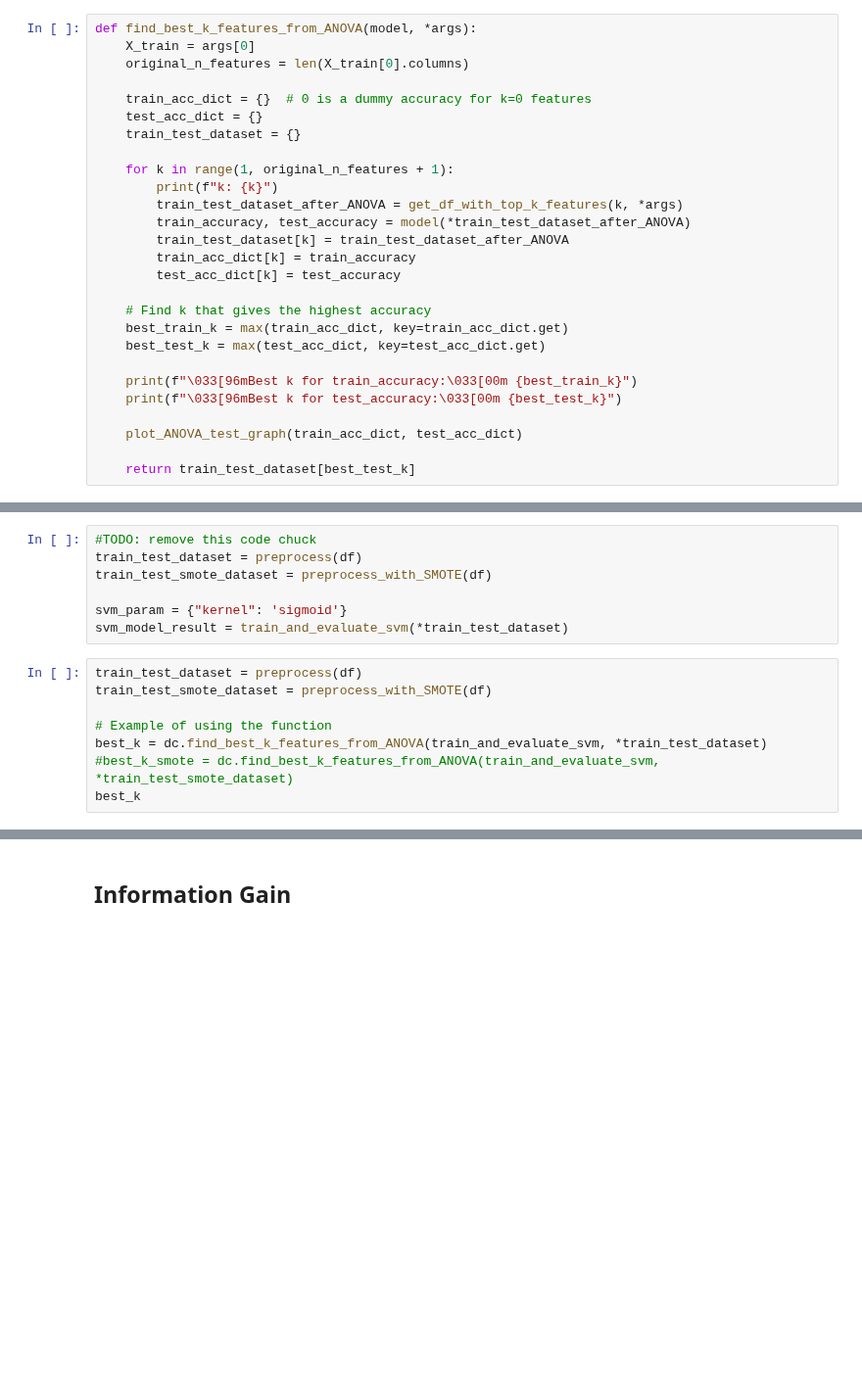
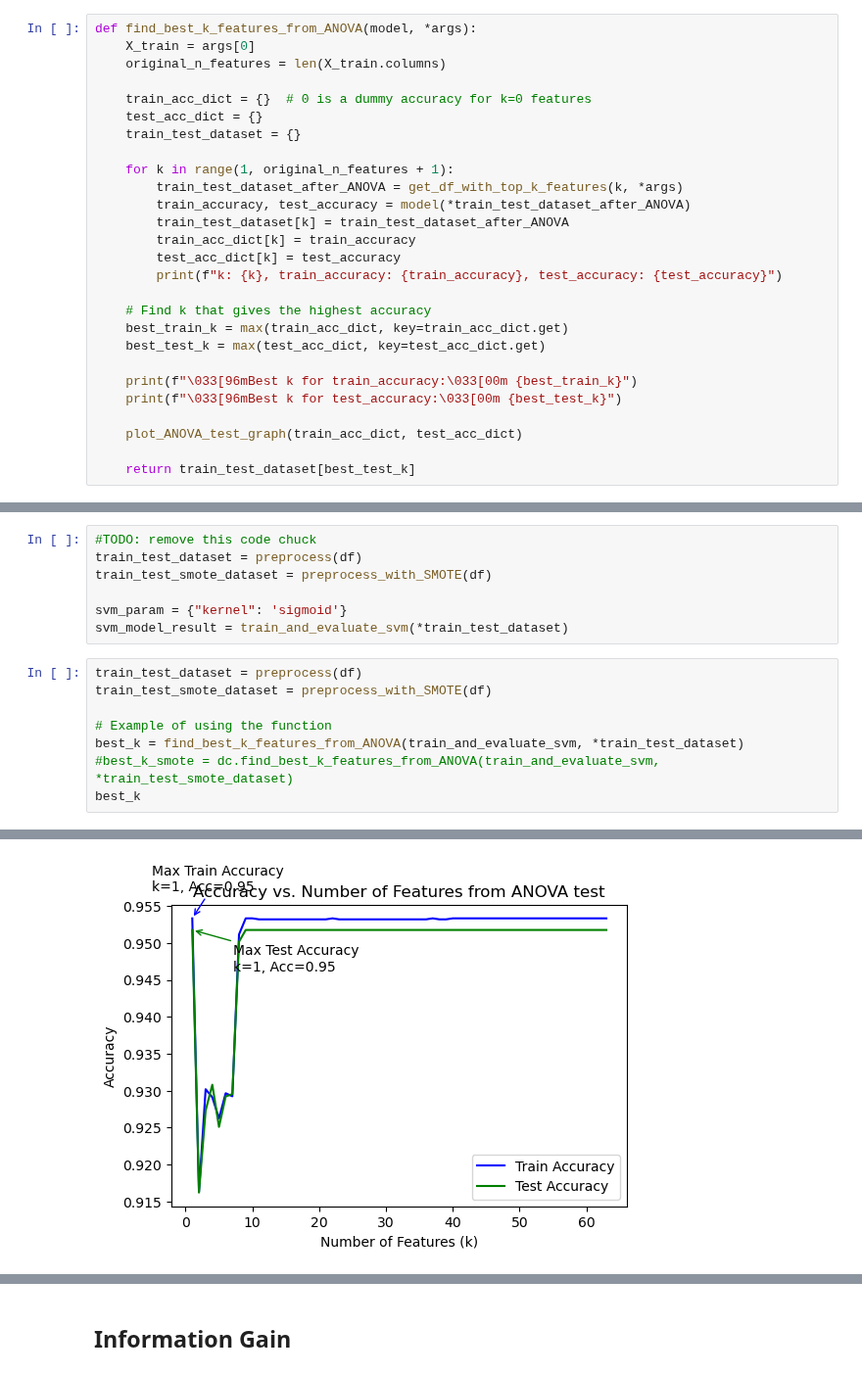
Before and after one commit to ChinSekYi/Bankruptcy-Prediction, a Jupyter notebook: notebook/FEATURE_SELECTION.ipynb, the cells around one changed output, grey strips where cells are left out. Shown at 98% size. Drawn from its saved outputs; the diff is of its cells as text; blank space fills up the shorter version.

Commit message:
fix find_best_k_features_from_ANOVA

```diff
--- a/notebook/FEATURE_SELECTION.ipynb
+++ b/notebook/FEATURE_SELECTION.ipynb
@@ -255,19 +255,19 @@ def get_df_with_top_k_features(k_features, *args):  # after pre_process(df)
 # %%
 def find_best_k_features_from_ANOVA(model, *args):
     X_train = args[0]
-    original_n_features = len(X_train[0].columns)
+    original_n_features = len(X_train.columns)
 
     train_acc_dict = {}  # 0 is a dummy accuracy for k=0 features
     test_acc_dict = {}
     train_test_dataset = {}
 
     for k in range(1, original_n_features + 1):
-        print(f"k: {k}")
         train_test_dataset_after_ANOVA = get_df_with_top_k_features(k, *args)
         train_accuracy, test_accuracy = model(*train_test_dataset_after_ANOVA)
         train_test_dataset[k] = train_test_dataset_after_ANOVA
         train_acc_dict[k] = train_accuracy
         test_acc_dict[k] = test_accuracy
+        print(f"k: {k}, train_accuracy: {train_accuracy}, test_accuracy: {test_accuracy}")
 
     # Find k that gives the highest accuracy
     best_train_k = max(train_acc_dict, key=train_acc_dict.get)
@@ -301,7 +301,7 @@ train_test_dataset = preprocess(df)
 train_test_smote_dataset = preprocess_with_SMOTE(df)
 
 # Example of using the function
-best_k = dc.find_best_k_features_from_ANOVA(train_and_evaluate_svm, *train_test_dataset)
+best_k = find_best_k_features_from_ANOVA(train_and_evaluate_svm, *train_test_dataset)
 #best_k_smote = dc.find_best_k_features_from_ANOVA(train_and_evaluate_svm, *train_test_smote_dataset)
 best_k
 # %% [output]
@@ -308,0 +325 @@ KeyboardInterrupt:
+[figure, added]
```
Also changed, not shown: parts of 3 cells of this notebook, 2 other files.
